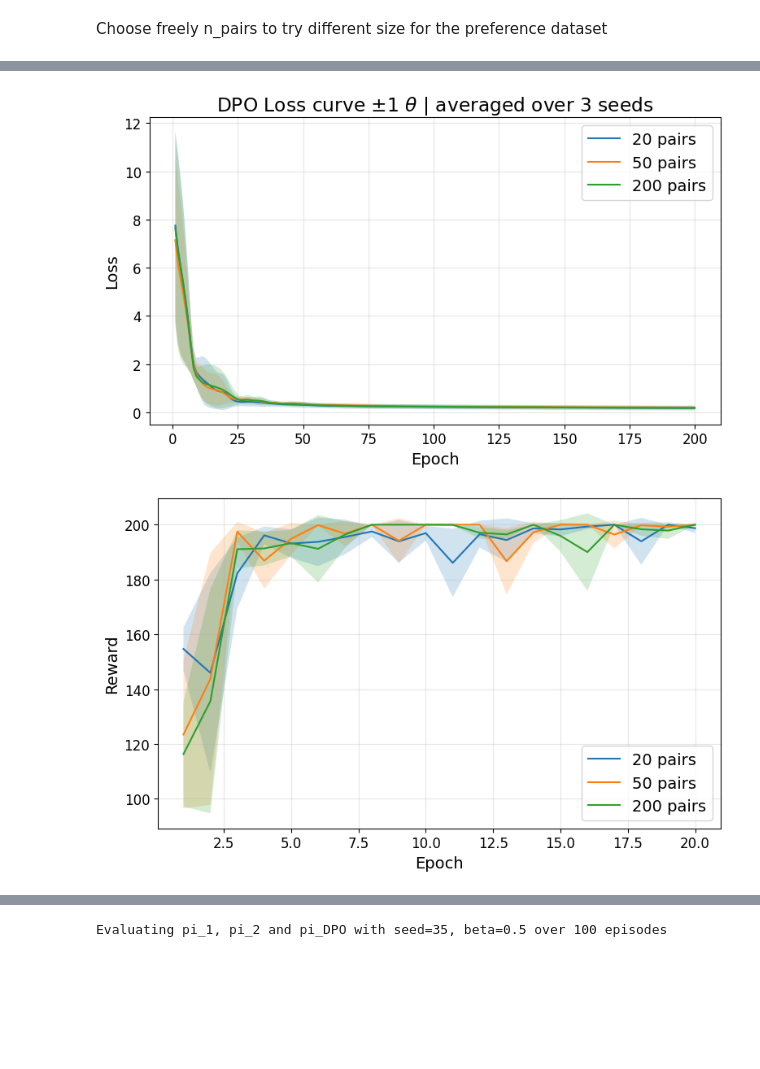
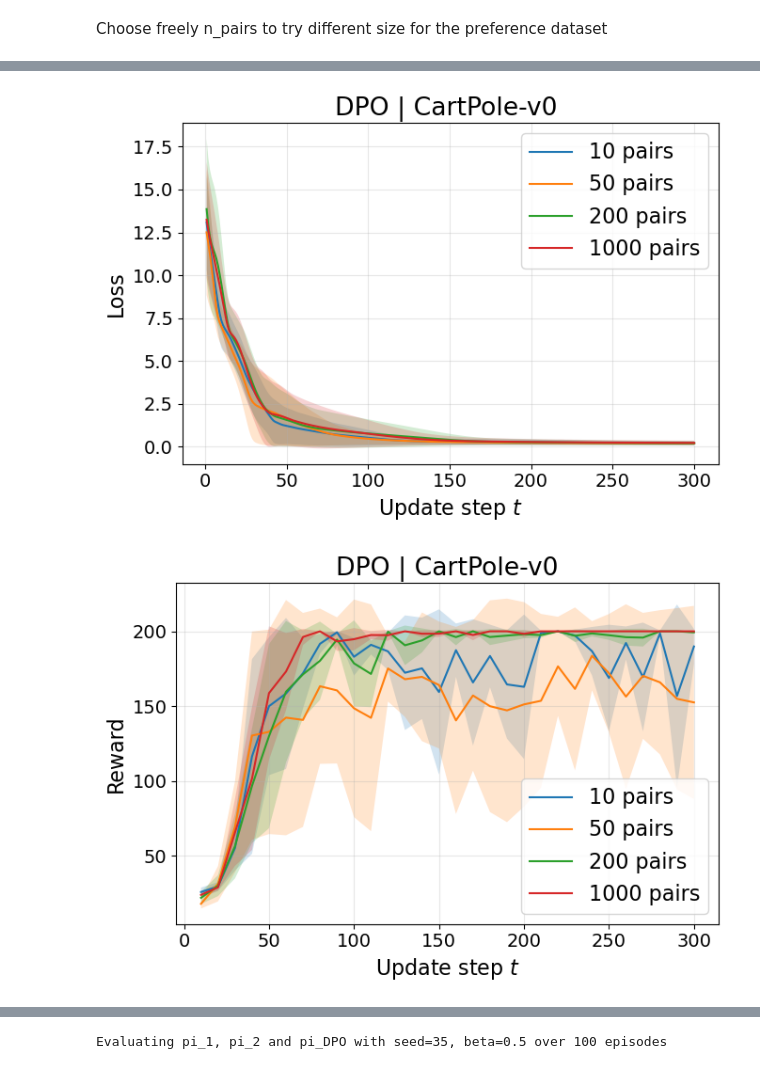
Before and after one commit to yk985/RL-RLHF, a Jupyter notebook: DPO_Final_CartPole_v0.ipynb, the cells around one changed output, grey strips where cells are left out. Saved outputs shown, nothing was run; the diff lists cells and outputs as text; code cells hidden in the pictures; blank space fills up the shorter version.

```diff
--- a/DPO_Final_CartPole_v0.ipynb
+++ b/DPO_Final_CartPole_v0.ipynb
@@ -126,15 +127,15 @@ n_pairs         = 200
 lr_DPO          = 0.01
 beta            = 0.5
 print_dpo        = 30
-n_epochs_dpo     = 200
+n_epochs_dpo     = 300
 
 load_pi_dpo     = False
-load_from_pi2   = True
+load_from_pi2   = False
 evaluate_pi_DPO = False
 plot_scores     = False
 plot_learning_curves = True
-pair_list          = [20, 50, 200] # number of preference pairs to collect
-# pair_list          = [20] # number of preference pairs to collect
+pair_list          = [10, 50, 200, 1000] # number of preference pairs to collect
+# pair_list          = [10] # number of preference pairs to collect
 
 Policy_DPO_list = []
 Loss_history_list = []
@@ -235,14 +224,17 @@ Saved final policy as ./Policies/pi_DPO_CartPole-v0_seed_100_beta0.5_Npairs_200.
 # %%
 # ── Plotting the loss curves ──
 plot_avg_loss_curves(
     loss_hist_list=Loss_history_list,
     pair_list=pair_list,
-    algo="DPO"
+    algo="DPO",
+    legend=True,
+    save=True,
+    env_name=env_name,
 )
-plot_avg_reward_curves(reward_train_list,pair_list)
+plot_avg_reward_curves(reward_train_list,pair_list,legend=True, save=True, env_name=env_name)
 # %% [output]
-[figure, old version]
+[figure, new version]
-[figure, old version]
+[figure, new version]
 # %%
 
 print(f"Evaluating DPO for all seeds and dataset size over {n_eval} Runs \n")
```
Also changed, not shown: parts of 4 cells of this notebook, 4 other files.
